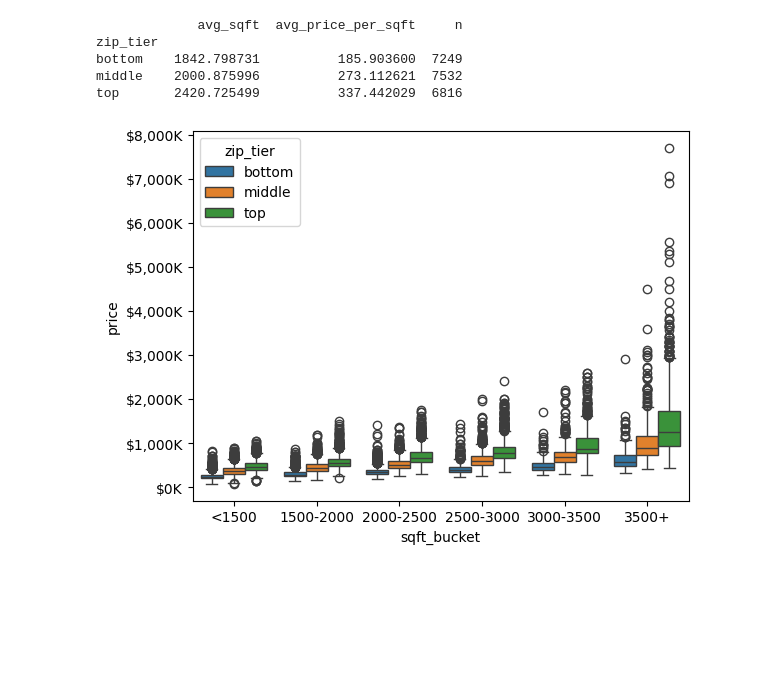
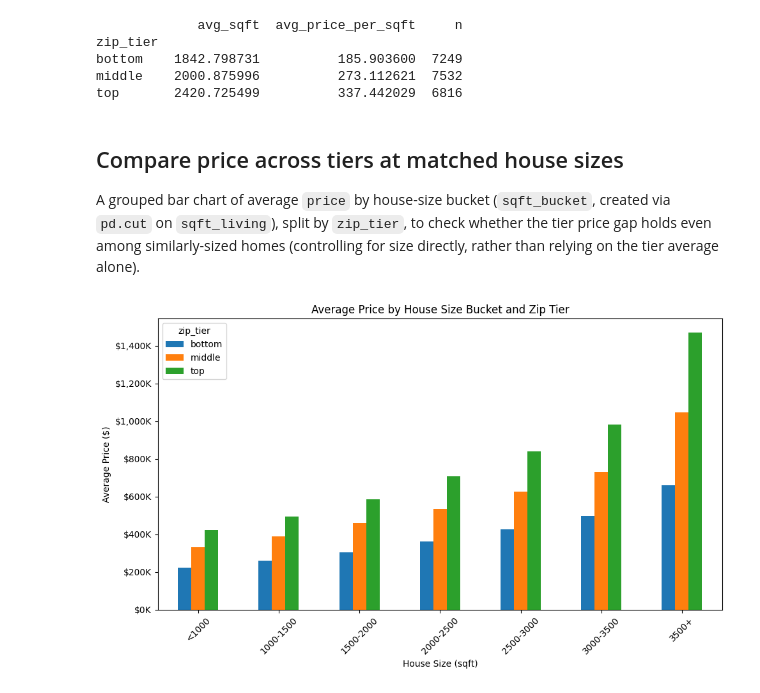
Before and after one commit to 1com/ds-eda-project, a Jupyter notebook: eda_housing_assignment/02_middle_class_neighbourhoods.ipynb, the cells around one changed output. Drawn from its saved outputs; the diff is of its cells as text; code cells hidden in the pictures; blank space fills up the shorter version.

```diff
--- a/Hashim/Middle_class_neighborhoods.ipynb
+++ b/eda_housing_assignment/02_middle_class_neighbourhoods.ipynb
@@ -7,5 +18,5 @@ import matplotlib.ticker as ticker
 # %%
-df = pd.read_pickle("housing_cleaned.pkl")
+df = pd.read_pickle("../data/housing_cleaned.pkl")
 df.head()
 df.info()
 # %% [output]
@@ -110,13 +149,28 @@ zip_tier
 bottom    1842.798731          185.903600  7249
 middle    2000.875996          273.112621  7532
 top       2420.725499          337.442029  6816
+# %% [markdown]
+## Compare price across tiers at matched house sizes
+
+A grouped bar chart of average `price` by house-size bucket (`sqft_bucket`, created via `pd.cut` on `sqft_living`), split by `zip_tier`, to check whether the tier price gap holds even among similarly-sized homes (controlling for size directly, rather than relying on the tier average alone).
 # %%
-ax = sns.boxplot(data=df, x='sqft_bucket', y='price', hue='zip_tier')
+sqft_bins = [0, 1000, 1500, 2000, 2500, 3000, 3500, np.inf]
+sqft_labels = ['<1000', '1000-1500', '1500-2000', '2000-2500', '2500-3000', '3000-3500', '3500+']
+df['sqft_bucket'] = pd.cut(df['sqft_living'], bins=sqft_bins, labels=sqft_labels)
+
+bucket_tier_price = df.groupby(['sqft_bucket', 'zip_tier'])['price'].mean().unstack('zip_tier')
+bucket_tier_price = bucket_tier_price[['bottom', 'middle', 'top']]
+
+ax = bucket_tier_price.plot(kind='bar', figsize=(10, 6))
+ax.set_xlabel('House Size (sqft)')
+ax.set_ylabel('Average Price ($)')
+ax.set_title('Average Price by House Size Bucket and Zip Tier')
 ax.yaxis.set_major_formatter(ticker.FuncFormatter(lambda x, pos: f'${x/1000:,.0f}K'))
-
+plt.xticks(rotation=45)
+plt.tight_layout()
 plt.show()
 # %% [output]
-[figure, old version]
+[figure, new version]
 # %% [markdown]
 ### Location Premium in House Prices
 
```
Also changed, not shown: parts of 10 cells of this notebook, 7 other files.
